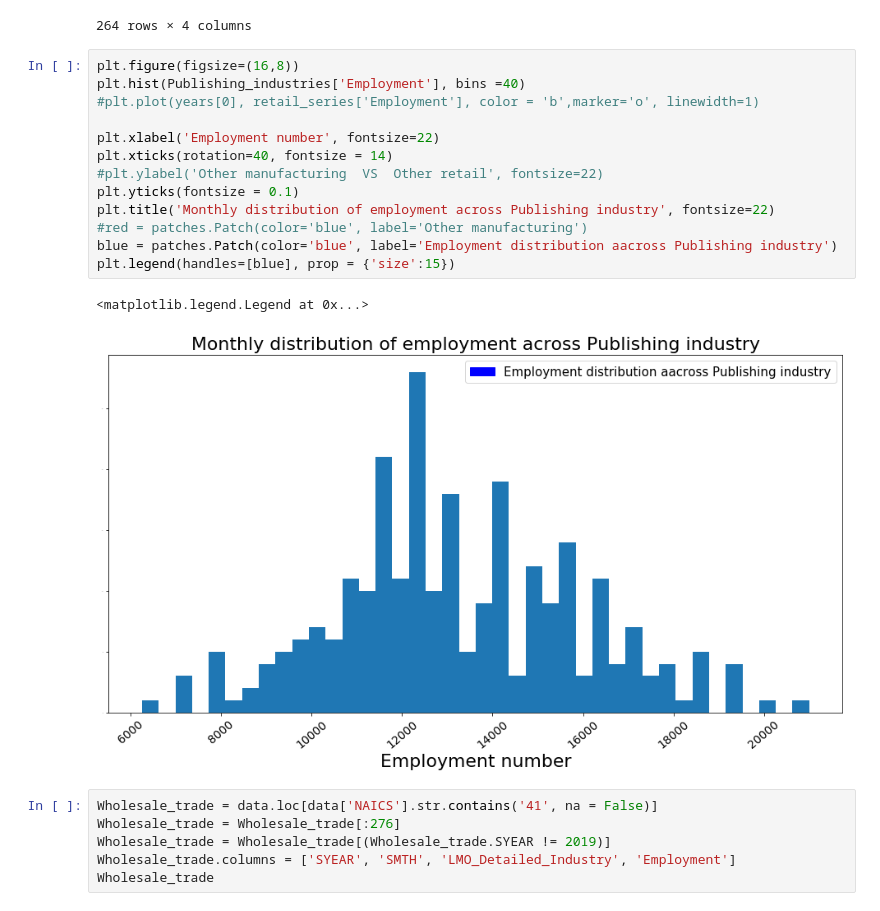
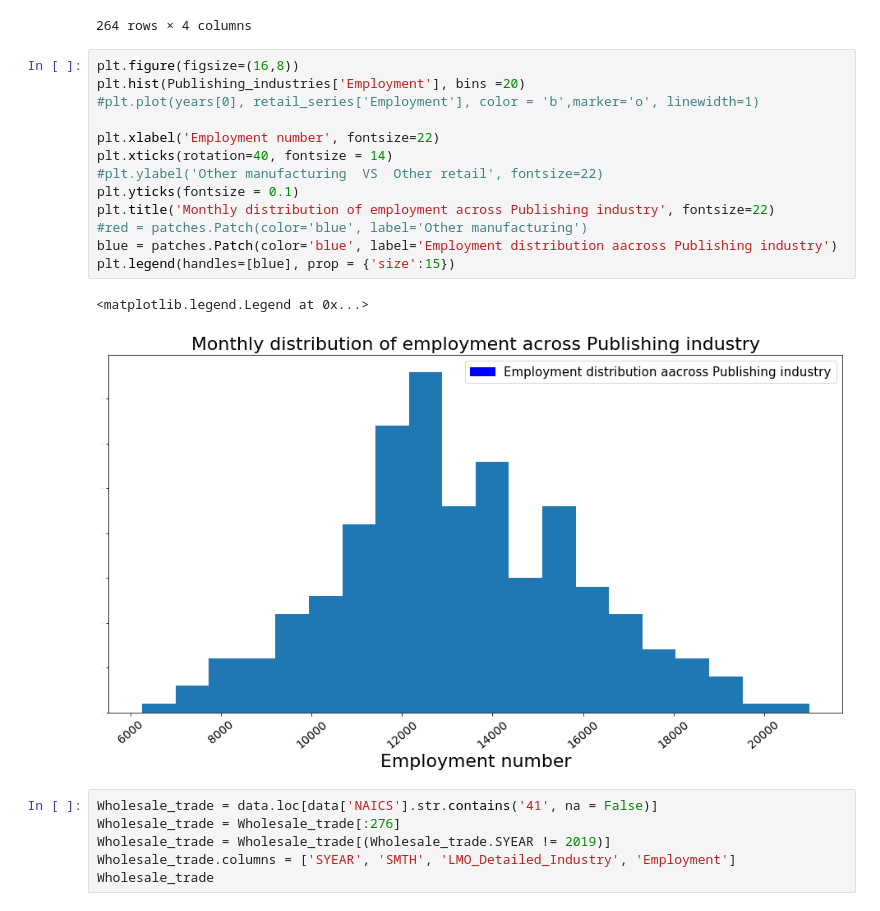
Before and after one commit to Hotlynn2/DATA-ANALYSIS-PYLADIES, a Jupyter notebook: PyLadies Data Analysis.ipynb, the cells around one changed output. Cells and saved outputs as stored; diff of their text form.

```diff
--- a/PyLadies Data Analysis.ipynb
+++ b/PyLadies Data Analysis.ipynb
@@ -573,20 +573,20 @@ Publishing_industries
 264 rows × 4 columns
 # %%
 plt.figure(figsize=(16,8))
-plt.hist(Publishing_industries['Employment'], bins =40)
+plt.hist(Publishing_industries['Employment'], bins =20)
 #plt.plot(years[0], retail_series['Employment'], color = 'b',marker='o', linewidth=1)
 
 plt.xlabel('Employment number', fontsize=22)
 plt.xticks(rotation=40, fontsize = 14)
 #plt.ylabel('Other manufacturing  VS  Other retail', fontsize=22)
 plt.yticks(fontsize = 0.1)
 plt.title('Monthly distribution of employment across Publishing industry', fontsize=22)
 #red = patches.Patch(color='blue', label='Other manufacturing')
 blue = patches.Patch(color='blue', label='Employment distribution aacross Publishing industry')
 plt.legend(handles=[blue], prop = {'size':15})
 # %% [output]
 <matplotlib.legend.Legend at 0x...>
-[figure, old version]
+[figure, new version]
 # %%
 Wholesale_trade = data.loc[data['NAICS'].str.contains('41', na = False)]
 Wholesale_trade = Wholesale_trade[:276]
```
Also changed, not shown: parts of 5 cells of this notebook.
